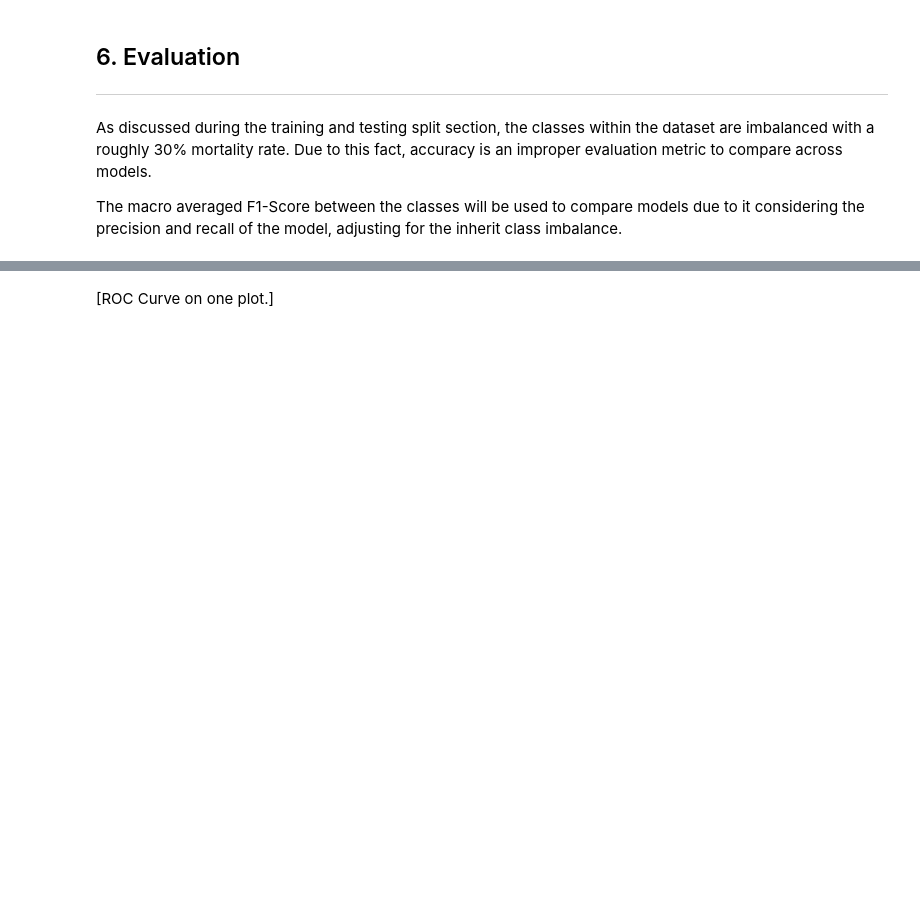
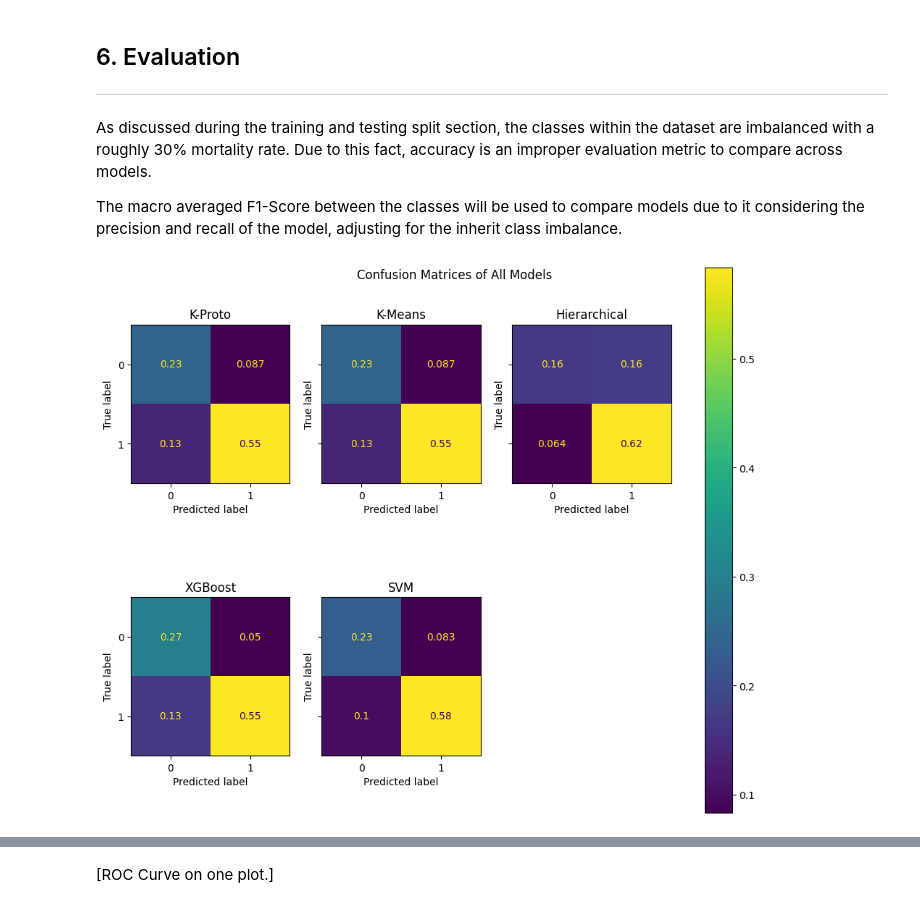
Before and after one commit to chill0121/Unsupervised_Heart_Failure_Mortality, a Jupyter notebook: Unsupervised_Heart_Failure_Mortality.ipynb, the cells around one changed output, grey strips where cells are left out. Drawn from its saved outputs; the diff is of its cells as text; code cells hidden in the pictures; blank space fills up the shorter version.

```diff
--- a/Unsupervised_Heart_Failure_Mortality.ipynb
+++ b/Unsupervised_Heart_Failure_Mortality.ipynb
@@ -673,2 +670,27 @@ def eval_report(y_pred_dict):
 
     return results_dict
+# %%
+def confusion_matrix_subplot(y_pred_dict):
+    fig, ax = plt.subplots(int(np.ceil(len(y_pred_dict) / 3)), 3, figsize = (10, 8), sharey = True)
+    for i, (model, y_pred) in enumerate(y_pred_dict.items()):
+        # Deal with different y_true in super/unsuper.
+        if model in ['K-Proto', 'K-Means', 'Hierarchical']:
+            y_true = patient_df.Death.astype(int)
+        else:
+            y_true = X_test.Death.astype(int)
+
+        cm = confusion_matrix(y_true, y_pred, labels = y_true.unique(), normalize = 'all')
+        disp = ConfusionMatrixDisplay(confusion_matrix = cm, display_labels = y_true.sort_values().unique())
+        disp.plot(ax = ax[i // 3, i % 3])
+        disp.ax_.set_title(str(model).partition('(')[0])
+        disp.im_.colorbar.remove()
+
+    # Check if odd number of models and delete last subplot if true.
+    if len(y_pred_dict) % 2 != 0:
+        fig.delaxes(ax[i // 3, (len(y_pred_dict) % 3)])
+    fig.tight_layout()
+    plt.subplots_adjust(wspace = 0.2, hspace = 0)
+    fig.colorbar(disp.im_, ax = ax)
+    fig.suptitle('Confusion Matrices of All Models')
+
+    return None
@@ -675 +703,5 @@ def eval_report(y_pred_dict):
+# %%
+confusion_matrix_subplot(y_pred_dict)
+# %% [output]
+[figure, added]
 # %%
```
Also changed, not shown: parts of 10 cells of this notebook.
